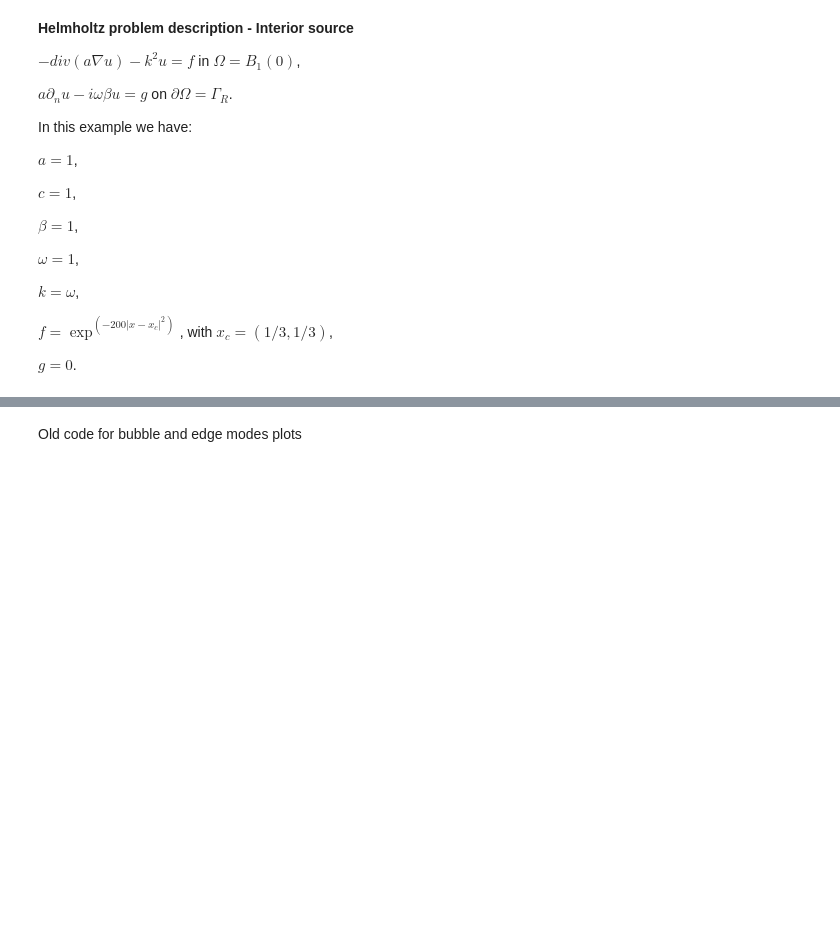
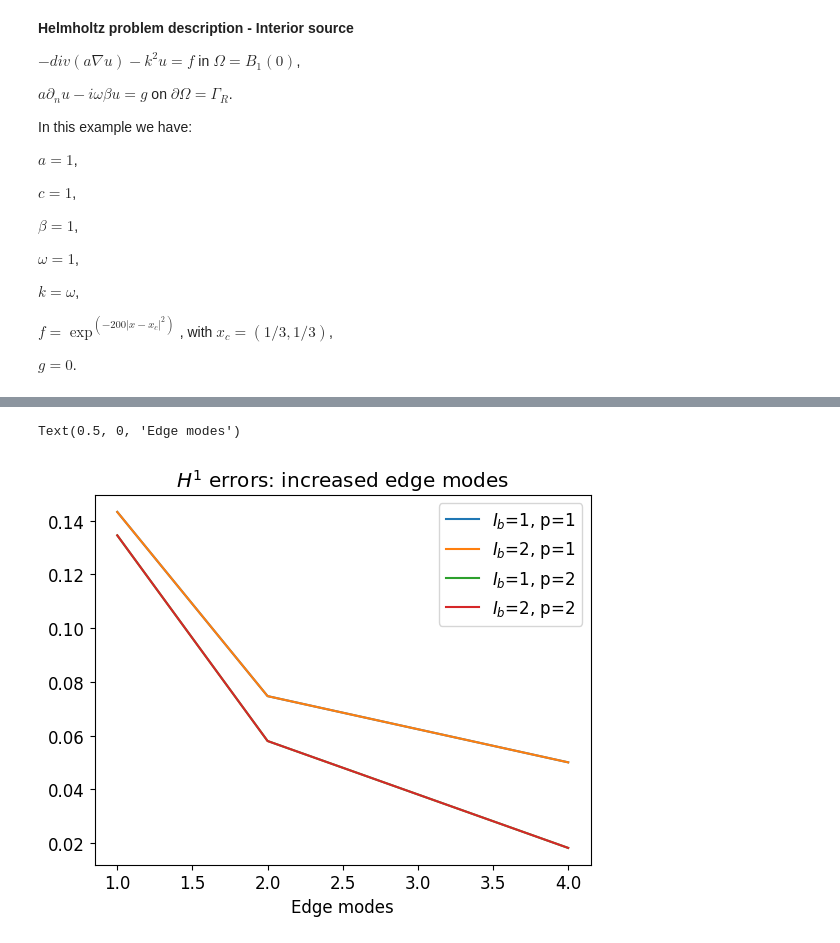
Before and after one commit to plederer/ACMS, a Jupyter notebook: numex/Helmholtz - Test Paper.ipynb, the cells around one changed output, grey strips where cells are left out. Drawn from its saved outputs; the diff is of its cells as text; code cells hidden in the pictures; blank space fills up the shorter version.

Commit message:
Added convergence with ground truth and saving the error on a file

```diff
--- a/numex/Helmholtz - Test Paper.ipynb
+++ b/numex/Helmholtz - Test Paper.ipynb
@@ -156,10 +157,31 @@ g = 0
 # %%
 # Coefficients
 
-order_v = [1] # The following error is due to low resolution -> refine mesh
+order_v = [1,2] # The following error is due to low resolution -> refine mesh
              # Cannot use scipy.linalg.eig for sparse A with k >= N - 1.
 
-Bubble_modes = [1]
-Edge_modes = [1,2,4,8]#,32,64,128,256] #[24; 28; : : : ; 3072] #We have 12 edges
+Bubble_modes = [1,2]#,2,4,8,16,32,64,128]
+Edge_modes = [1,2,4]#,32,64,128,256] #[24; 28; : : : ; 3072] #We have 12 edges
 max_bm = Bubble_modes[-1]
 max_em = Edge_modes[-1]
+# %%
+#Computing the FEM solution /  ground truth solution with higher resolution
+V = H1(mesh, order = 3, complex = True)
+u, v = V.TnT()
+
+
+a = BilinearForm(V)
+a += grad(u) * grad(v) * dx()
+a += - kappa**2 * u * v * dx()
+a += -1J * omega * beta * u * v * ds(dom_bnd)
+a.Assemble()
+
+l = LinearForm(V)
+l += f * v * dx(bonus_intorder=10)
+l += g * v * ds(dom_bnd,bonus_intorder=10)
+l.Assemble()
+
+gfu_ex = GridFunction(V)
+ainv = a.mat.Inverse(V.FreeDofs(), inverse = "sparsecholesky")
+gfu_ex.vec.data = ainv * l.vec
+print("FEM finished")
@@ -350,12 +466,21 @@ Edge_modes = [2,4,8,16,32,64]<br>
+# %%
+plot_error=1
+# %%
+if plot_error==1:
+    h1_error = np.reshape(h1_error, (len(order_v)*len(Edge_modes), len(Bubble_modes)))
+    dofs = np.reshape(dofs, (len(order_v)*len(Edge_modes), len(Bubble_modes)))
 # %%
 ## PLOT ERROR with increased EDGE modes for different DEGREES of approximation
-plt.rcParams.update({'font.size':15})
+plt.rcParams.update({'font.size':12})
 for d in range(len(order_v)):
     for i in range(len(Bubble_modes)):
         plt.plot(Edge_modes, h1_error[d*len(Edge_modes) : d*len(Edge_modes) + len(Edge_modes),i], label=('$I_b$=%i, p=%i' %(Bubble_modes[i],order_v[d])))
 plt.title('$H^1$ errors: increased edge modes')
 plt.legend()
 plt.xlabel('Edge modes')
+# %% [output]
+Text(0.5, 0, 'Edge modes')
+[figure, added]
 # %%
 ## PLOT ERROR with increased BUBBLE modes for different DEGREES of approximation
 plt.rcParams.update({'font.size':15})
@@ -365,5 +490,3 @@ for d in range(len(order_v)):
 plt.title('$H^1$ errors: increased bubbles')
 plt.legend()
 plt.xlabel('Bubbles')
-# %% [markdown]
-Old code for bubble and edge modes plots
```
Also changed, not shown: parts of 12 cells of this notebook, 1 other file.
